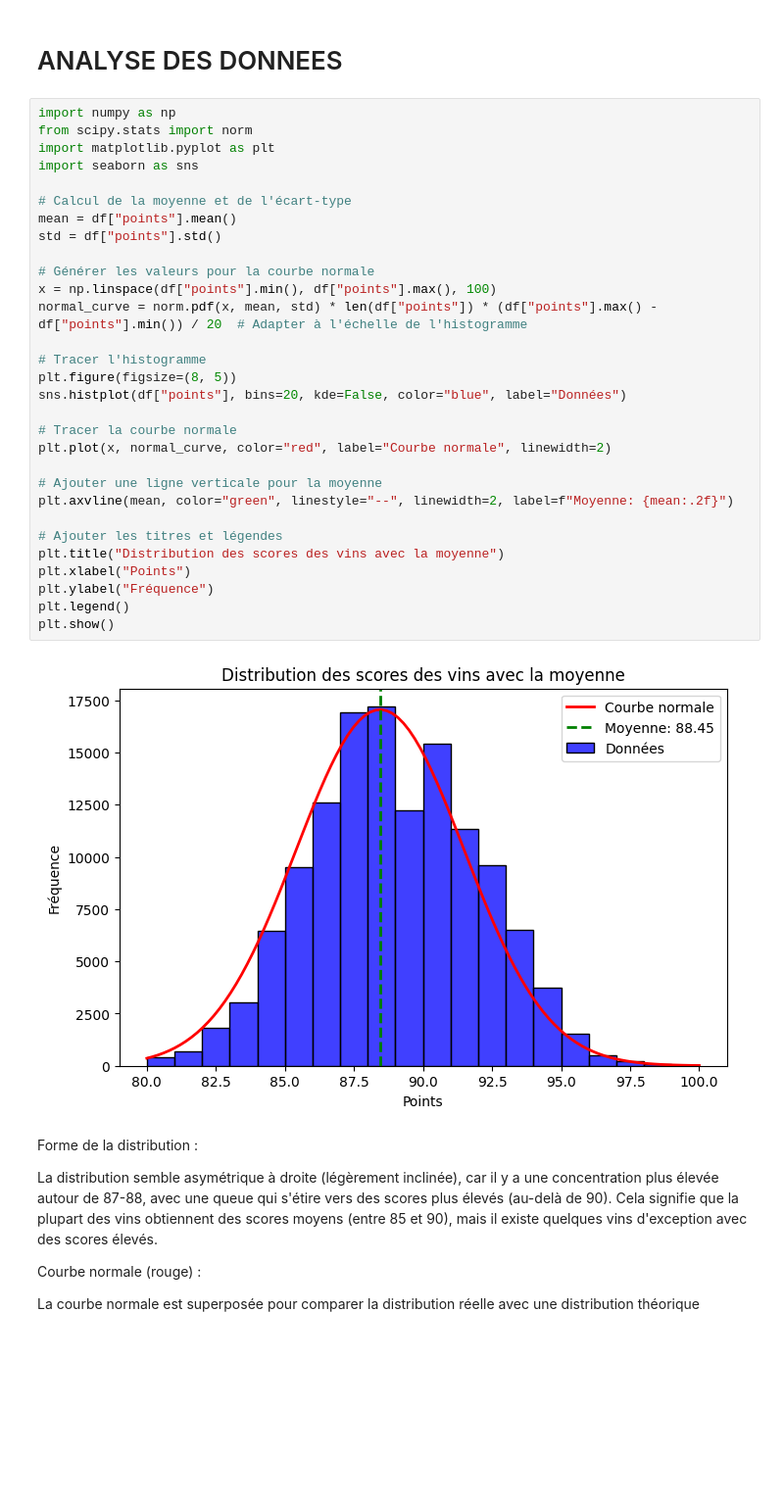
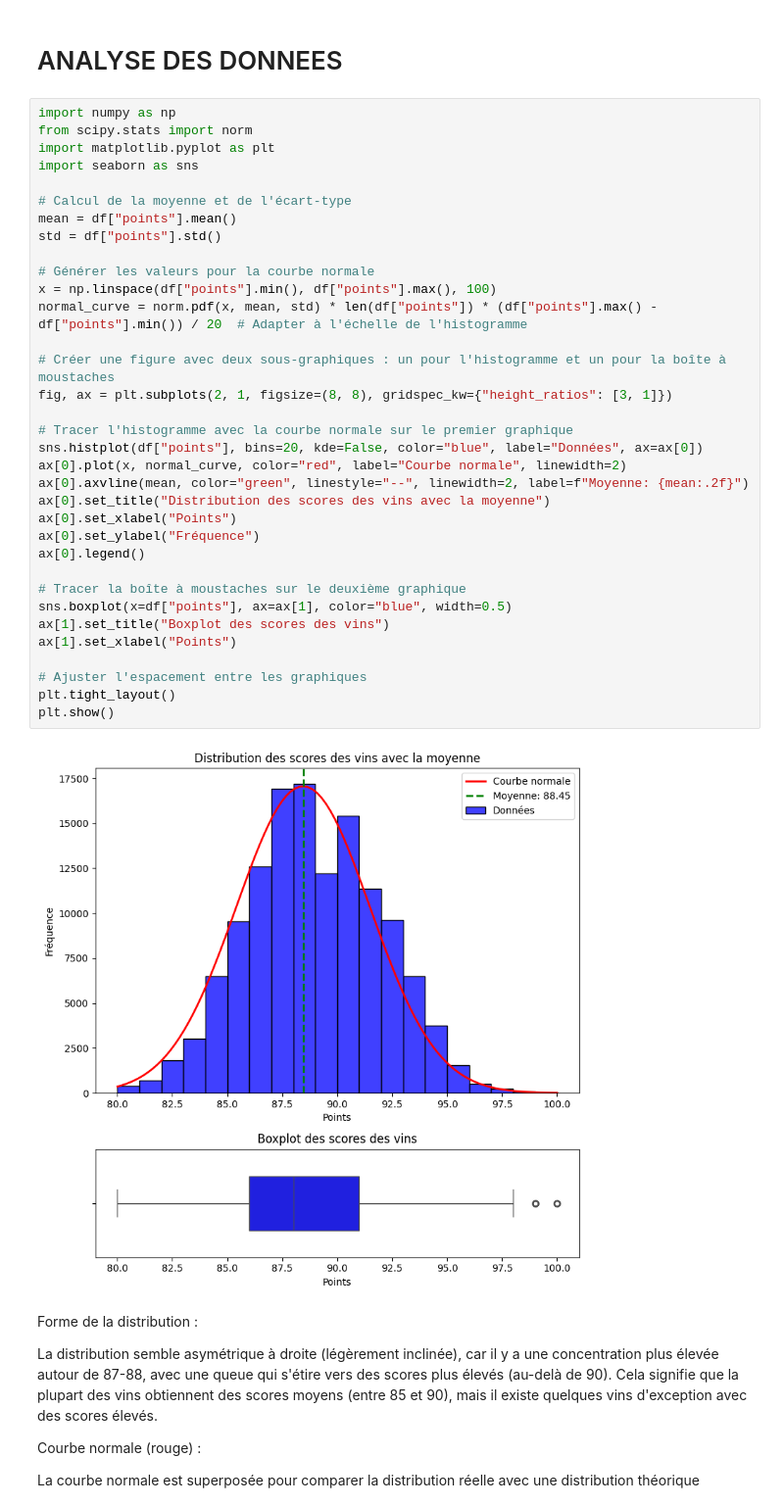
Before and after one commit to PhilippeMath49/ProjetVinasse, a Jupyter notebook: src/Notebook.ipynb, the cells around one changed output. Shown at 98% size. Saved outputs shown, nothing was run; the diff lists cells and outputs as text; blank space fills up the shorter version.

```diff
--- a/src/Notebook.ipynb
+++ b/src/Notebook.ipynb
@@ -175,35 +165,39 @@ Nombre de doublons : 0
 # %%
 import numpy as np
 from scipy.stats import norm
 import matplotlib.pyplot as plt
 import seaborn as sns
 
 # Calcul de la moyenne et de l'écart-type
 mean = df["points"].mean()
 std = df["points"].std()
 
 # Générer les valeurs pour la courbe normale
 x = np.linspace(df["points"].min(), df["points"].max(), 100)
 normal_curve = norm.pdf(x, mean, std) * len(df["points"]) * (df["points"].max() - df["points"].min()) / 20  # Adapter à l'échelle de l'histogramme
 
-# Tracer l'histogramme
-plt.figure(figsize=(8, 5))
-sns.histplot(df["points"], bins=20, kde=False, color="blue", label="Données")
+# Créer une figure avec deux sous-graphiques : un pour l'histogramme et un pour la boîte à moustaches
+fig, ax = plt.subplots(2, 1, figsize=(8, 8), gridspec_kw={"height_ratios": [3, 1]})
 
-# Tracer la courbe normale
-plt.plot(x, normal_curve, color="red", label="Courbe normale", linewidth=2)
+# Tracer l'histogramme avec la courbe normale sur le premier graphique
+sns.histplot(df["points"], bins=20, kde=False, color="blue", label="Données", ax=ax[0])
+ax[0].plot(x, normal_curve, color="red", label="Courbe normale", linewidth=2)
+ax[0].axvline(mean, color="green", linestyle="--", linewidth=2, label=f"Moyenne: {mean:.2f}")
+ax[0].set_title("Distribution des scores des vins avec la moyenne")
+ax[0].set_xlabel("Points")
+ax[0].set_ylabel("Fréquence")
+ax[0].legend()
 
-# Ajouter une ligne verticale pour la moyenne
-plt.axvline(mean, color="green", linestyle="--", linewidth=2, label=f"Moyenne: {mean:.2f}")
+# Tracer la boîte à moustaches sur le deuxième graphique
+sns.boxplot(x=df["points"], ax=ax[1], color="blue", width=0.5)
+ax[1].set_title("Boxplot des scores des vins")
+ax[1].set_xlabel("Points")
 
-# Ajouter les titres et légendes
-plt.title("Distribution des scores des vins avec la moyenne")
-plt.xlabel("Points")
-plt.ylabel("Fréquence")
-plt.legend()
+# Ajuster l'espacement entre les graphiques
+plt.tight_layout()
 plt.show()
 # %% [output]
-[figure, old version]
+[figure, new version]
 # %% [markdown]
 Forme de la distribution :
 
```
Also changed, not shown: parts of 10 cells of this notebook.
